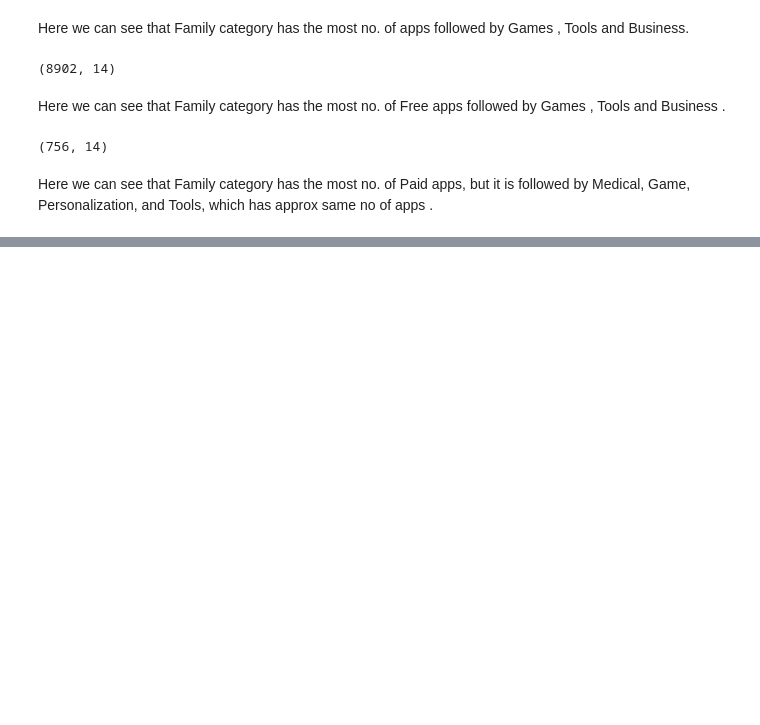
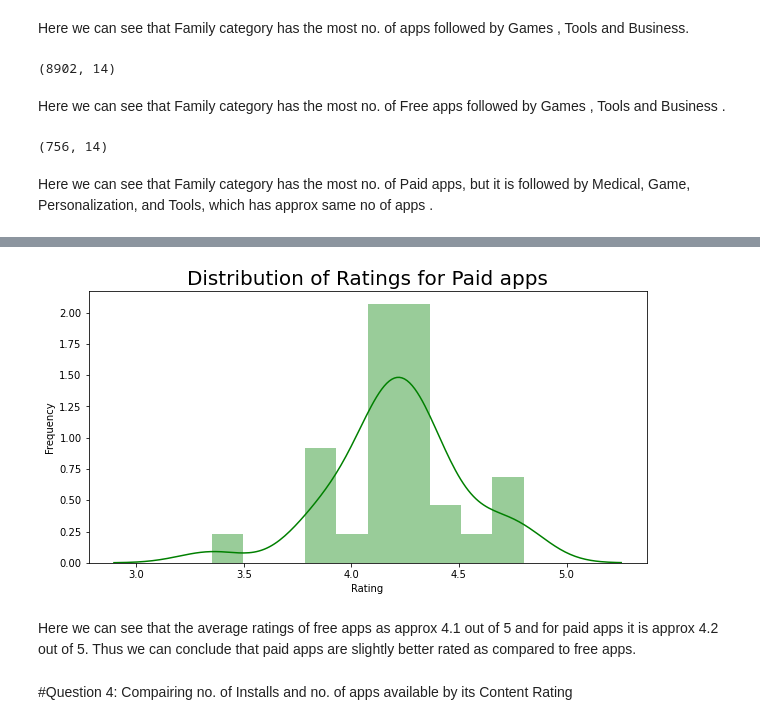
Before and after one commit to EjazAlam9006/play-store-app-reveiw-analysis, a Jupyter notebook: Play_Store_App_Review_Analysis_Capstone_Project.ipynb, the cells around one changed output, grey strips where cells are left out. Cells and saved outputs as stored; diff of their text form; code cells hidden in the pictures; blank space fills up the shorter version.

```diff
--- a/Play_Store_App_Review_Analysis_Capstone_Project.ipynb
+++ b/Play_Store_App_Review_Analysis_Capstone_Project.ipynb
@@ -657,0 +671,17 @@ Here we can see that Family category has the most no. of Paid apps, but it is fo
+# %%
+#Creating paid app rating data frame
+paid_app_ratings_df = paid_apps_df.groupby(['Category'])[['Rating']].mean()
+
+#plotting the distribution graph
+plt.figure(figsize=(10,5))
+g = sns.distplot(paid_app_ratings_df.Rating, color="Green",hist=True)
+g.set_xlabel("Rating")
+g.set_ylabel("Frequency")
+plt.title('Distribution of Ratings for Paid apps',size = 20)
+plt.show()
+# %% [output]
+[figure, added]
+# %% [markdown]
+Here we can see that the average ratings of free apps as approx 4.1 out of 5 and for paid apps it is approx 4.2 out of 5. Thus we can conclude that paid apps are slightly better rated as compared to free apps.
+# %% [markdown]
+#Question 4: Compairing no. of Installs and no. of apps available by its Content Rating
```
Also changed, not shown: parts of 34 cells of this notebook.
